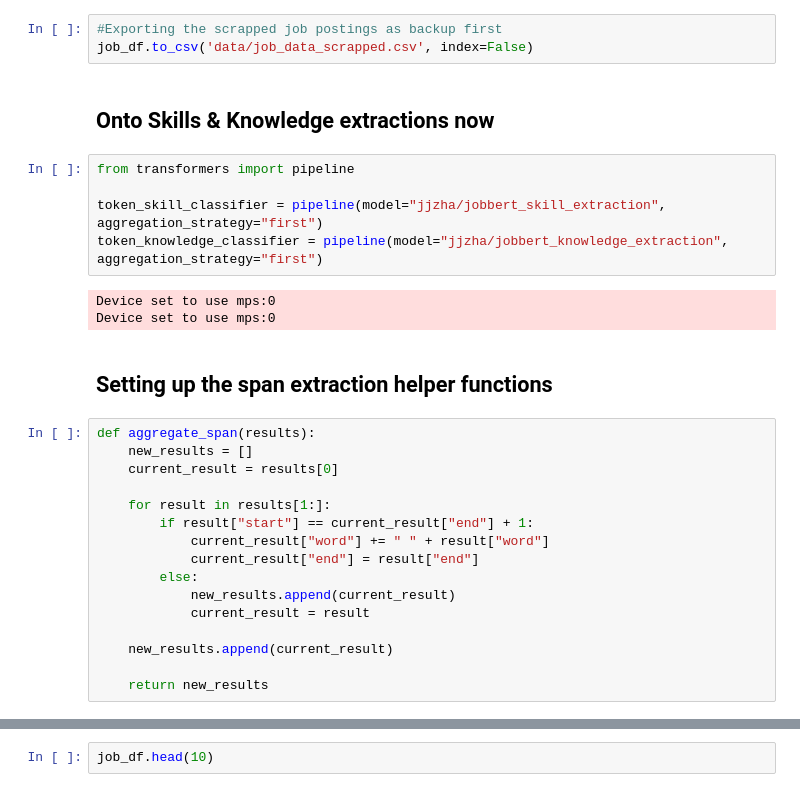
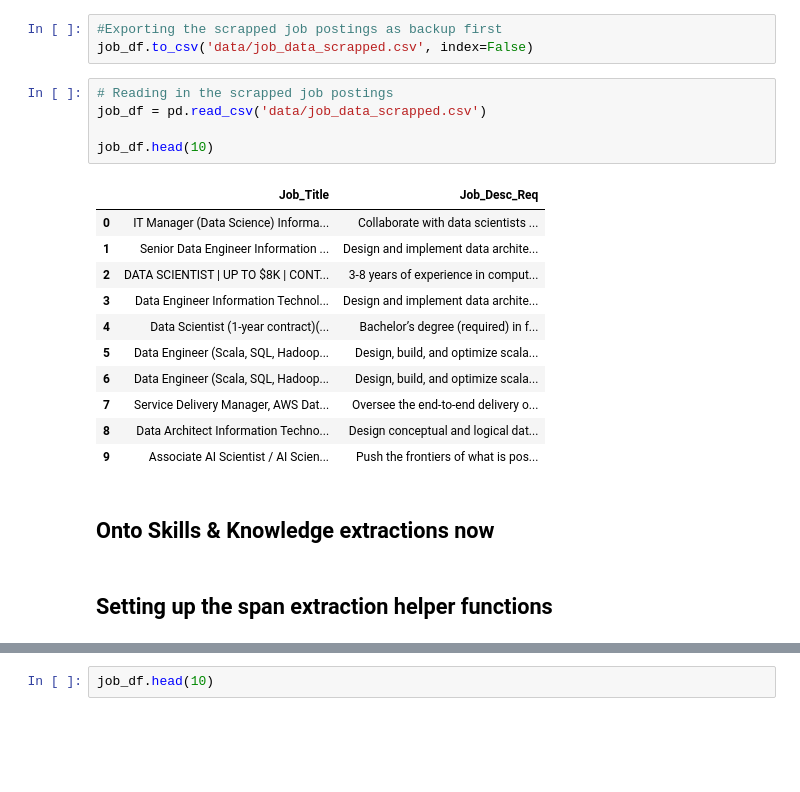
Before and after one commit to chua0332/AI_Builder_project, a Jupyter notebook: Job_Scrapping_Pipelines.ipynb, the cells around one changed output, grey strips where cells are left out. Drawn from its saved outputs; the diff is of its cells as text; blank space fills up the shorter version.

Commit message:
update Job_Scrapping_Pipelines notebook

```diff
--- a/Job_Scrapping_Pipelines.ipynb
+++ b/Job_Scrapping_Pipelines.ipynb
@@ -196,31 +196,24 @@ job_df.head(5)
 # %%
 #Exporting the scrapped job postings as backup first
 job_df.to_csv('data/job_data_scrapped.csv', index=False)
+# %%
+# Reading in the scrapped job postings
+job_df = pd.read_csv('data/job_data_scrapped.csv')
+
+job_df.head(10)
+# %% [output]
+|  | Job_Title | Job_Desc_Req |
+| 0 | IT Manager (Data Science) Informa... | Collaborate with data scientists ... |
+| 1 | Senior Data Engineer Information ... | Design and implement data archite... |
+| 2 | DATA SCIENTIST | UP TO $8K | CONT... | 3-8 years of experience in comput... |
+| 3 | Data Engineer Information Technol... | Design and implement data archite... |
+| 4 | Data Scientist (1-year contract)(... | Bachelor’s degree (required) in f... |
+| 5 | Data Engineer (Scala, SQL, Hadoop... | Design, build, and optimize scala... |
+| 6 | Data Engineer (Scala, SQL, Hadoop... | Design, build, and optimize scala... |
+| 7 | Service Delivery Manager, AWS Dat... | Oversee the end-to-end delivery o... |
+| 8 | Data Architect Information Techno... | Design conceptual and logical dat... |
+| 9 | Associate AI Scientist / AI Scien... | Push the frontiers of what is pos... |
 # %% [markdown]
 ## Onto Skills & Knowledge extractions now
-# %%
-from transformers import pipeline
-
-token_skill_classifier = pipeline(model="jjzha/jobbert_skill_extraction", aggregation_strategy="first")
-token_knowledge_classifier = pipeline(model="jjzha/jobbert_knowledge_extraction", aggregation_strategy="first")
-# %% [output]
-Device set to use mps:0
-Device set to use mps:0
 # %% [markdown]
 ## Setting up the span extraction helper functions
-# %%
-def aggregate_span(results):
-    new_results = []
-    current_result = results[0]
-
-    for result in results[1:]:
-        if result["start"] == current_result["end"] + 1:
-            current_result["word"] += " " + result["word"]
-            current_result["end"] = result["end"]
-        else:
-            new_results.append(current_result)
-            current_result = result
-
-    new_results.append(current_result)
-
-    return new_results
```
Also changed, not shown: parts of 10 cells of this notebook.
